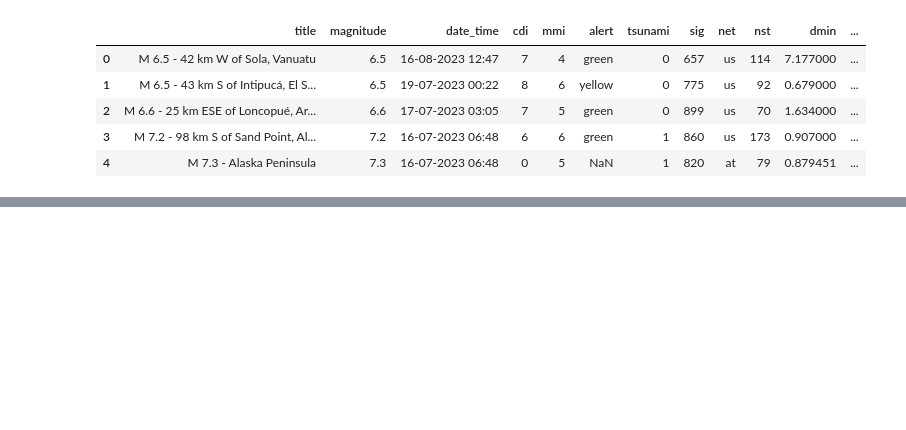
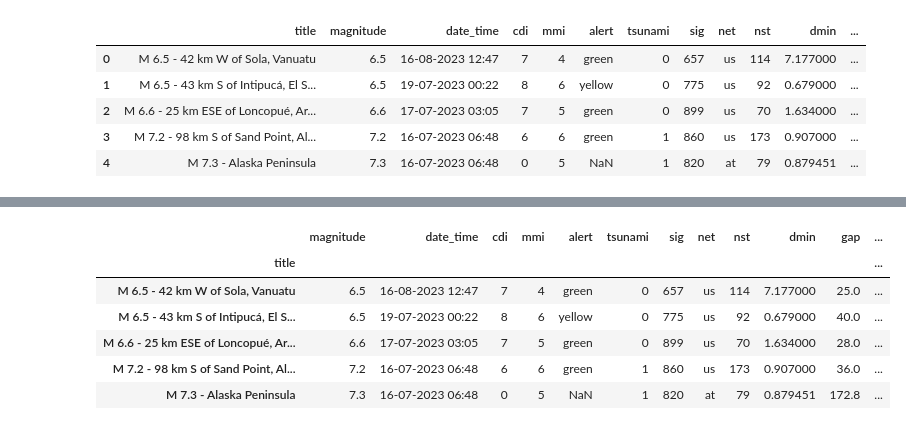
Before and after one commit to kaityw92/P1_Earthquakes_Volcanoes, a Jupyter notebook: Earthquakes_Volcanoes.ipynb, the cells around one changed output, grey strips where cells are left out. Saved outputs shown, nothing was run; the diff lists cells and outputs as text; code cells hidden in the pictures; blank space fills up the shorter version.

```diff
--- a/Earthquakes_Volcanoes.ipynb
+++ b/Earthquakes_Volcanoes.ipynb
@@ -111,0 +129,14 @@ Earthquakes_df.head()
+# %%
+#SETTING NEW VARIABLE FOR EARTHQUAKE TITLES AND BASIC STATS,
+#SETTING IT UP TO COMPARE TO EARTHQUAKES
+EQ_Titles = Path("Resources/earthquake_1995-2023.csv")
+EQ_Titles = pd.read_csv(EQ_Titles, index_col="title")
+EQ_Titles.head()
+# %% [output]
+|  | magnitude | date_time | cdi | mmi | alert | tsunami | sig | net | nst | dmin | gap | ... |
+| title |  |  |  |  |  |  |  |  |  |  |  | ... |
+| M 6.5 - 42 km W of Sola, Vanuatu | 6.5 | 16-08-2023 12:47 | 7 | 4 | green | 0 | 657 | us | 114 | 7.177000 | 25.0 | ... |
+| M 6.5 - 43 km S of Intipucá, El S... | 6.5 | 19-07-2023 00:22 | 8 | 6 | yellow | 0 | 775 | us | 92 | 0.679000 | 40.0 | ... |
+| M 6.6 - 25 km ESE of Loncopué, Ar... | 6.6 | 17-07-2023 03:05 | 7 | 5 | green | 0 | 899 | us | 70 | 1.634000 | 28.0 | ... |
+| M 7.2 - 98 km S of Sand Point, Al... | 7.2 | 16-07-2023 06:48 | 6 | 6 | green | 1 | 860 | us | 173 | 0.907000 | 36.0 | ... |
+| M 7.3 - Alaska Peninsula | 7.3 | 16-07-2023 06:48 | 0 | 5 | NaN | 1 | 820 | at | 79 | 0.879451 | 172.8 | ... |
```
Also changed, not shown: parts of 7 cells of this notebook.
